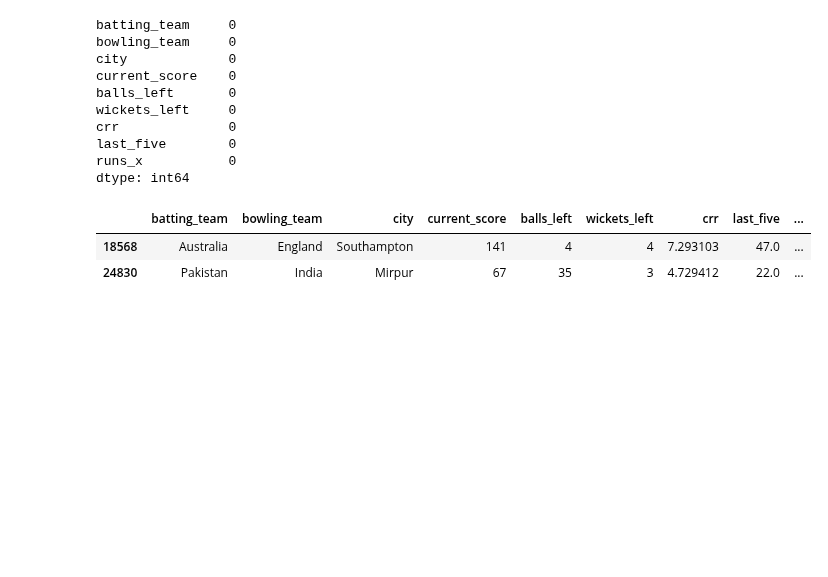
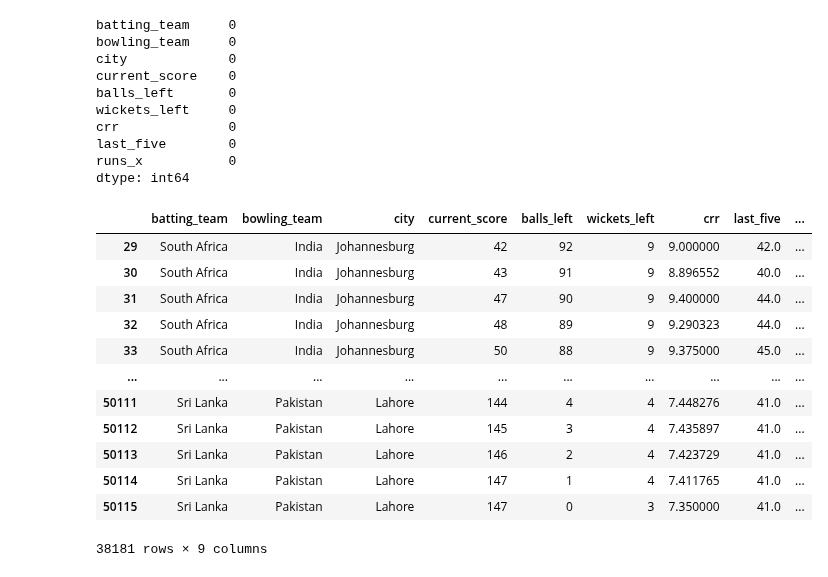
Before and after one commit to AST-TheCoder/T20, a Jupyter notebook: feature-extraction.ipynb, the cells around one changed output. Saved outputs shown, nothing was run; the diff lists cells and outputs as text; code cells hidden in the pictures; blank space fills up the shorter version.

```diff
--- a/feature-extraction.ipynb
+++ b/feature-extraction.ipynb
@@ -317,9 +350,19 @@ final_df = final_df.sample(final_df.shape[0])
-# %%
-final_df.sample(2)
-# %% [output]
-|  | batting_team | bowling_team | city | current_score | balls_left | wickets_left | crr | last_five | ... |
-| 18568 | Australia | England | Southampton | 141 | 4 | 4 | 7.293103 | 47.0 | ... |
-| 24830 | Pakistan | India | Mirpur | 67 | 35 | 3 | 4.729412 | 22.0 | ... |
+# %%
+final_df
+# %% [output]
+|  | batting_team | bowling_team | city | current_score | balls_left | wickets_left | crr | last_five | ... |
+| 29 | South Africa | India | Johannesburg | 42 | 92 | 9 | 9.000000 | 42.0 | ... |
+| 30 | South Africa | India | Johannesburg | 43 | 91 | 9 | 8.896552 | 40.0 | ... |
+| 31 | South Africa | India | Johannesburg | 47 | 90 | 9 | 9.400000 | 44.0 | ... |
+| 32 | South Africa | India | Johannesburg | 48 | 89 | 9 | 9.290323 | 44.0 | ... |
+| 33 | South Africa | India | Johannesburg | 50 | 88 | 9 | 9.375000 | 45.0 | ... |
+| ... | ... | ... | ... | ... | ... | ... | ... | ... | ... |
+| 50111 | Sri Lanka | Pakistan | Lahore | 144 | 4 | 4 | 7.448276 | 41.0 | ... |
+| 50112 | Sri Lanka | Pakistan | Lahore | 145 | 3 | 4 | 7.435897 | 41.0 | ... |
+| 50113 | Sri Lanka | Pakistan | Lahore | 146 | 2 | 4 | 7.423729 | 41.0 | ... |
+| 50114 | Sri Lanka | Pakistan | Lahore | 147 | 1 | 4 | 7.411765 | 41.0 | ... |
+| 50115 | Sri Lanka | Pakistan | Lahore | 147 | 0 | 3 | 7.350000 | 41.0 | ... |
+38181 rows × 9 columns
 # %%
 X = final_df.drop(columns=['runs_x'])
 y = final_df['runs_x']
```
Also changed, not shown: parts of 12 cells of this notebook, 28 other files.
